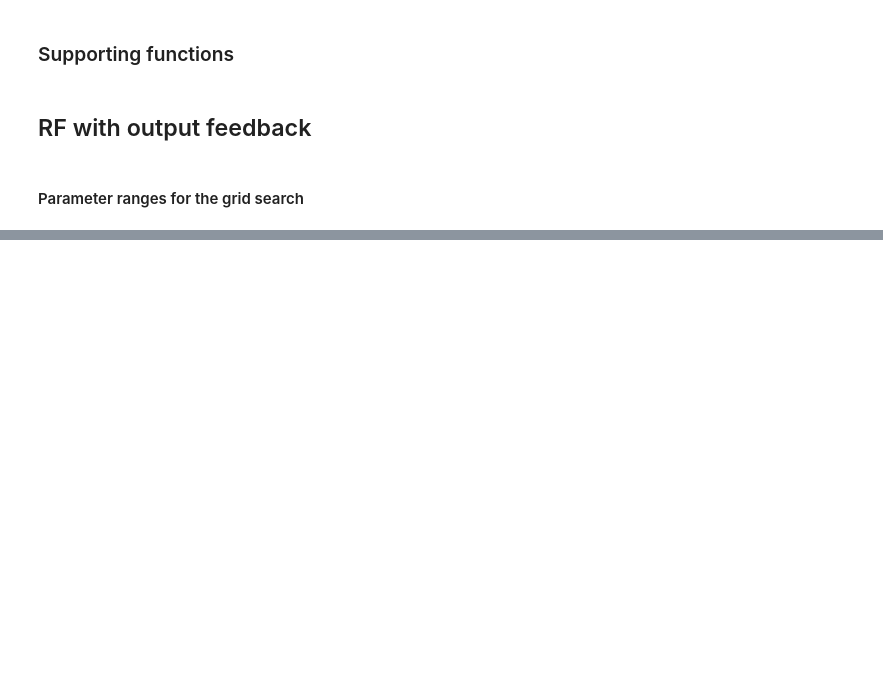
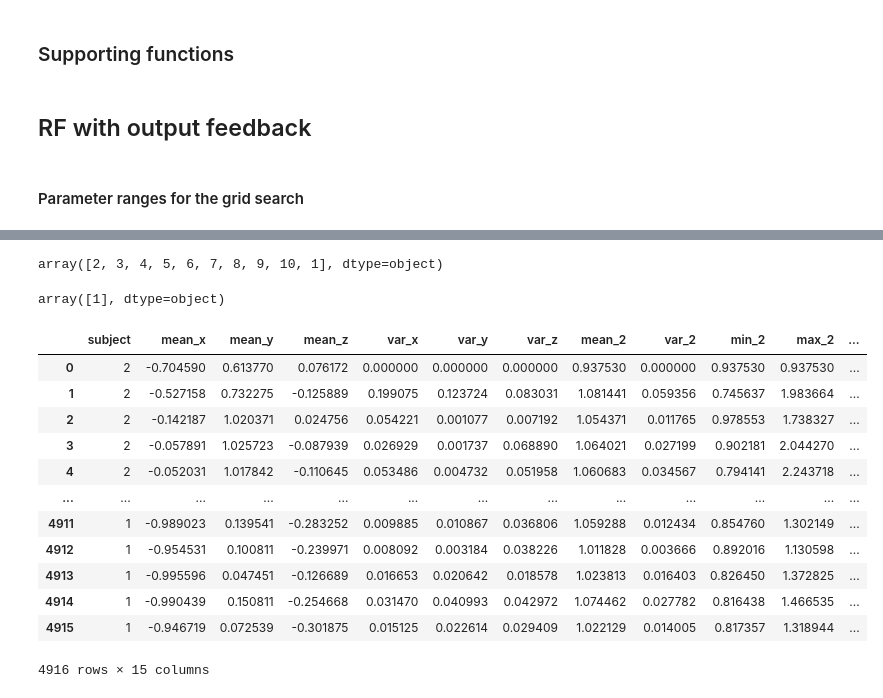
Before and after one commit to siva82kb/uluse_with_output_feedback, a Jupyter notebook: notebooks/01-rf-feedback-intersubject.ipynb, the cells around one changed output, grey strips where cells are left out. Saved outputs shown, nothing was run; the diff lists cells and outputs as text; code cells hidden in the pictures; blank space fills up the shorter version.

```diff
--- a/notebooks/01-rf-feedback-intersubject.ipynb
+++ b/notebooks/01-rf-feedback-intersubject.ipynb
@@ -183,0 +347,25 @@ for limb, df in data_features_df.items():
+# %%
+train_df['subject'].unique()
+# %% [output]
+array([2, 3, 4, 5, 6, 7, 8, 9, 10, 1], dtype=object)
+# %%
+test_df['subject'].unique()
+# %% [output]
+array([1], dtype=object)
+# %%
+_tempdf['inx'] = range(_tempdf.shape[0])
+_tempdf
+# %% [output]
+|  | subject | mean_x | mean_y | mean_z | var_x | var_y | var_z | mean_2 | var_2 | min_2 | max_2 | ... |
+| 0 | 2 | -0.704590 | 0.613770 | 0.076172 | 0.000000 | 0.000000 | 0.000000 | 0.937530 | 0.000000 | 0.937530 | 0.937530 | ... |
+| 1 | 2 | -0.527158 | 0.732275 | -0.125889 | 0.199075 | 0.123724 | 0.083031 | 1.081441 | 0.059356 | 0.745637 | 1.983664 | ... |
+| 2 | 2 | -0.142187 | 1.020371 | 0.024756 | 0.054221 | 0.001077 | 0.007192 | 1.054371 | 0.011765 | 0.978553 | 1.738327 | ... |
+| 3 | 2 | -0.057891 | 1.025723 | -0.087939 | 0.026929 | 0.001737 | 0.068890 | 1.064021 | 0.027199 | 0.902181 | 2.044270 | ... |
+| 4 | 2 | -0.052031 | 1.017842 | -0.110645 | 0.053486 | 0.004732 | 0.051958 | 1.060683 | 0.034567 | 0.794141 | 2.243718 | ... |
+| ... | ... | ... | ... | ... | ... | ... | ... | ... | ... | ... | ... | ... |
+| 4911 | 1 | -0.989023 | 0.139541 | -0.283252 | 0.009885 | 0.010867 | 0.036806 | 1.059288 | 0.012434 | 0.854760 | 1.302149 | ... |
+| 4912 | 1 | -0.954531 | 0.100811 | -0.239971 | 0.008092 | 0.003184 | 0.038226 | 1.011828 | 0.003666 | 0.892016 | 1.130598 | ... |
+| 4913 | 1 | -0.995596 | 0.047451 | -0.126689 | 0.016653 | 0.020642 | 0.018578 | 1.023813 | 0.016403 | 0.826450 | 1.372825 | ... |
+| 4914 | 1 | -0.990439 | 0.150811 | -0.254668 | 0.031470 | 0.040993 | 0.042972 | 1.074462 | 0.027782 | 0.816438 | 1.466535 | ... |
+| 4915 | 1 | -0.946719 | 0.072539 | -0.301875 | 0.015125 | 0.022614 | 0.029409 | 1.022129 | 0.014005 | 0.817357 | 1.318944 | ... |
+4916 rows × 15 columns
```
Also changed, not shown: parts of 36 cells of this notebook, 3 other files.
